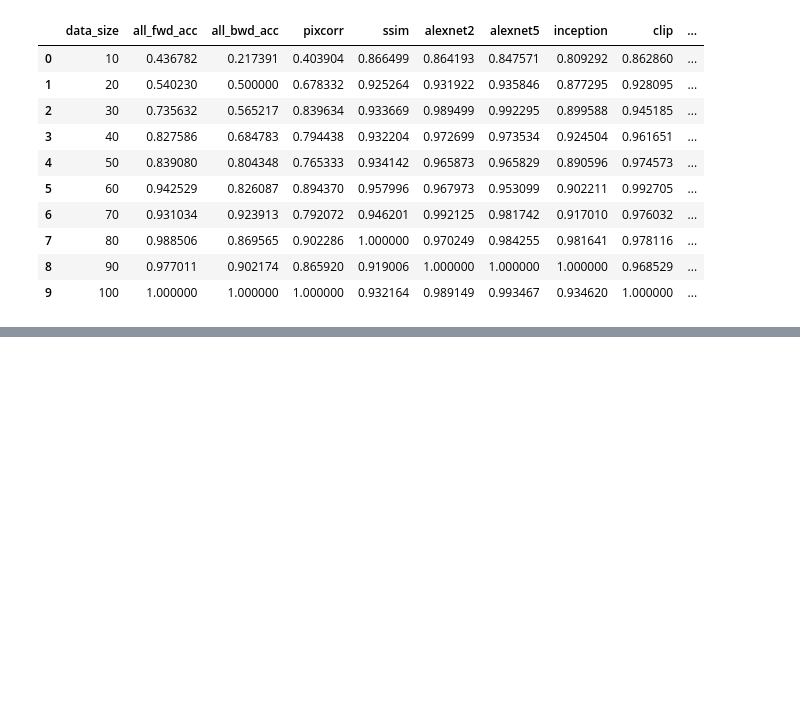
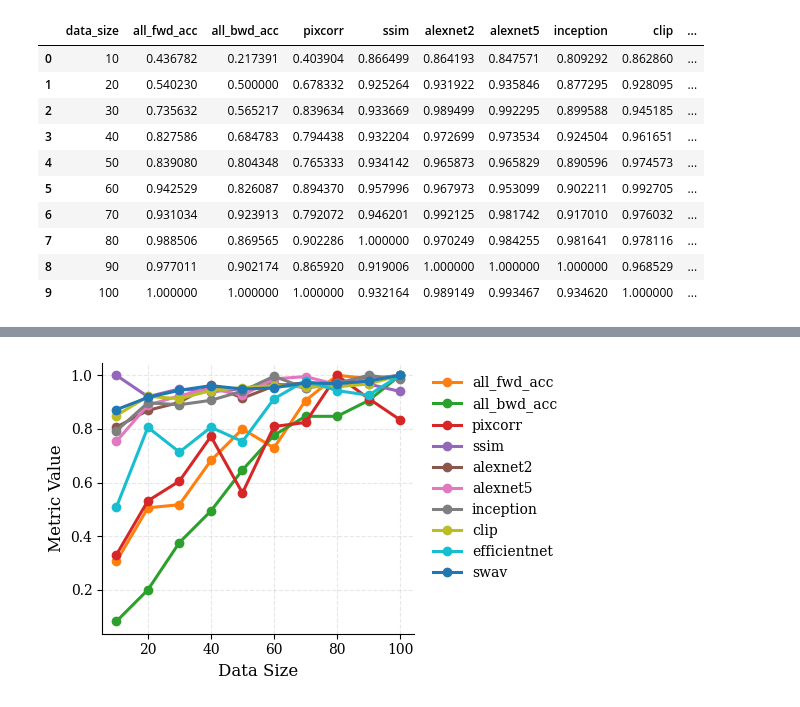
Before and after one commit to macandro96/rtcloud-projects, a Jupyter notebook: mindeye/scripts/train_data_scaling_exp.ipynb, the cells around one changed output, grey strips where cells are left out. Cells and saved outputs as stored; diff of their text form; code cells hidden in the pictures; blank space fills up the shorter version.

```diff
--- a/mindeye/scripts/train_data_scaling_exp.ipynb
+++ b/mindeye/scripts/train_data_scaling_exp.ipynb
@@ -96,3 +368,62 @@ agg_ri
+# %%
+import matplotlib.pyplot as plt
+import matplotlib as mpl
+
+# --- Global style ---
+mpl.rcParams.update({
+    "font.family": "serif",          # or "sans-serif" if your paper uses that
+    "font.size": 11,
+    "axes.labelsize": 12,
+    "axes.titlesize": 12,
+    "legend.fontsize": 10,
+    "xtick.labelsize": 10,
+    "ytick.labelsize": 10,
+    "lines.linewidth": 2.2,
+    "lines.markersize": 6,
+    "axes.grid": True,
+    "grid.alpha": 0.3,
+    "grid.linestyle": "--",
+})
+
+# --- Figure ---
+fig, ax = plt.subplots(figsize=(5.5, 3.5))  # good for single-column paper
+
+# Colorblind-friendly palette
+colors = plt.cm.tab10.colors
+
+for i, col in enumerate(agg_ri.columns):
+    if col != "data_size":
+        ax.plot(
+            agg_ri["data_size"],
+            agg_ri[col],
+            label=col,
+            color=colors[i % len(colors)],
+            marker="o",
+        )
+
+# Labels
+ax.set_xlabel("Data Size")
+ax.set_ylabel("Metric Value")
+
+# Legend
+ax.legend(
+    frameon=False,
+    loc="upper left",
+    bbox_to_anchor=(1.02, 1),
+)
+
+# Clean spines (modern paper look)
+ax.spines["top"].set_visible(False)
+ax.spines["right"].set_visible(False)
+
+# Layout
+fig.tight_layout()
+
+# --- Export as vector for paper ---
+plt.savefig("results_plot.pdf", bbox_inches="tight")
+plt.show()
+# %% [output]
+[figure, added]
 # %%
 import matplotlib.pyplot as plt
 
```
Also changed, not shown: parts of 15 cells of this notebook, 1 other file.
